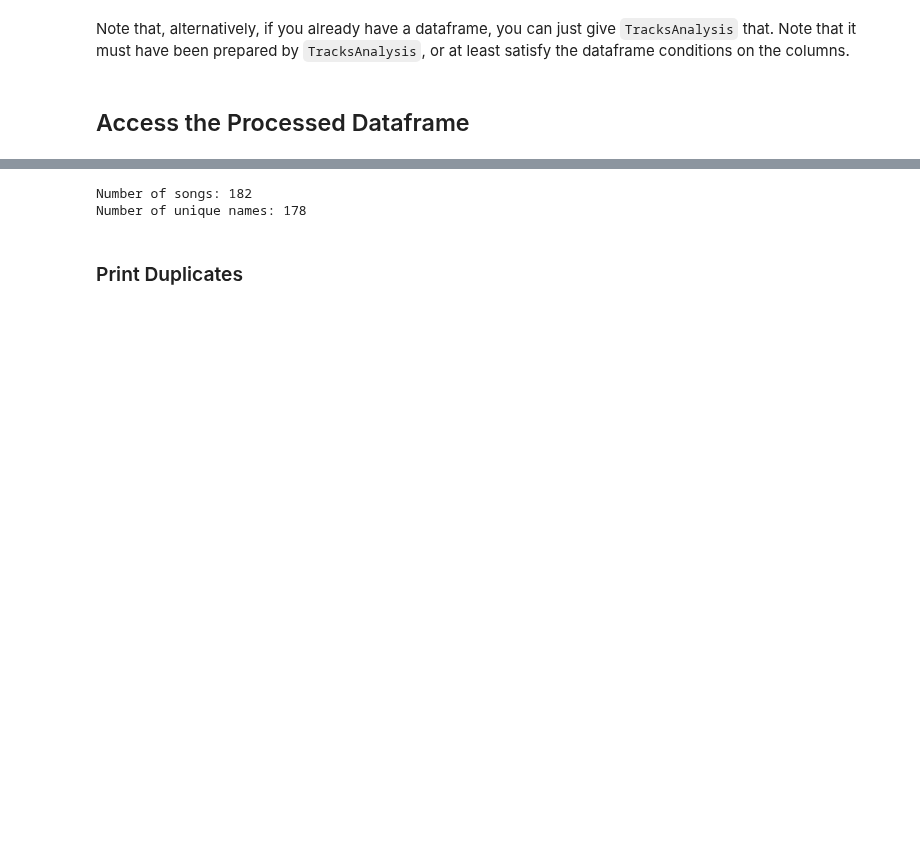
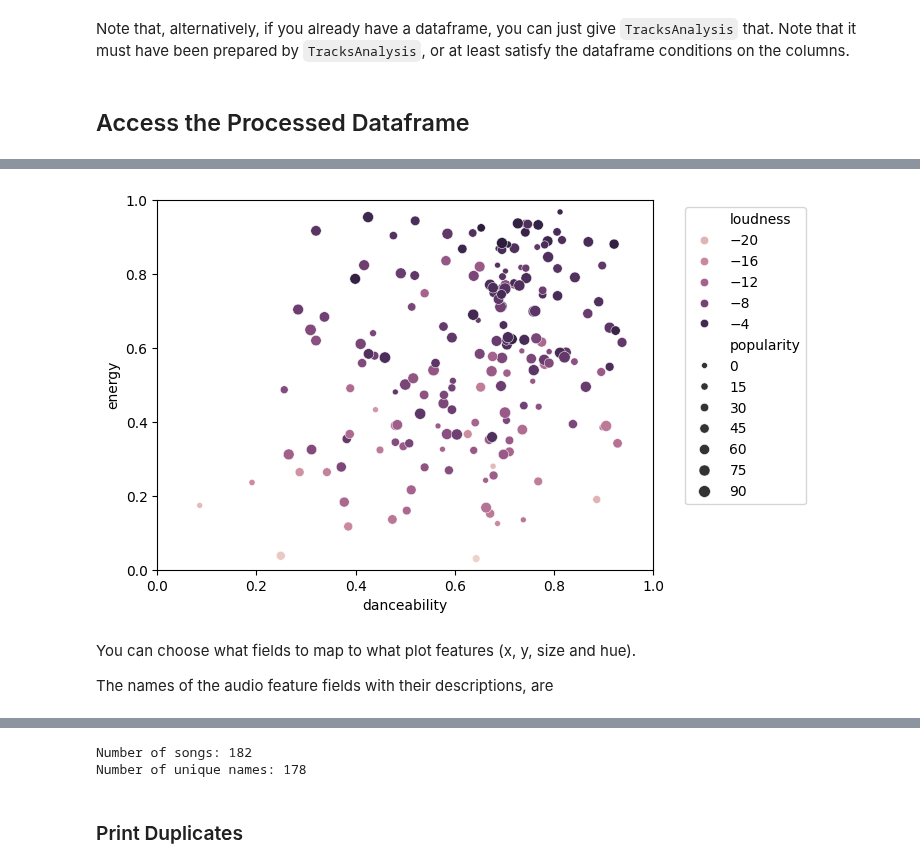
Before and after one commit to thorwhalen/sung, a Jupyter notebook: misc/playlist_analysis.ipynb, the cells around one changed output, grey strips where cells are left out. Drawn from its saved outputs; the diff is of its cells as text; code cells hidden in the pictures; blank space fills up the shorter version.

```diff
--- a/misc/playlist_analysis.ipynb
+++ b/misc/playlist_analysis.ipynb
@@ -31,0 +39,8 @@ ta.df.head()
+# %%
+ta.plot_features_scatter()
+# %% [output]
+[figure, added]
+# %% [markdown]
+You can choose what fields to map to what plot features (x, y, size and hue).
+
+The names of the audio feature fields with their descriptions, are
```
Also changed, not shown: parts of 10 cells of this notebook, 5 other files.
